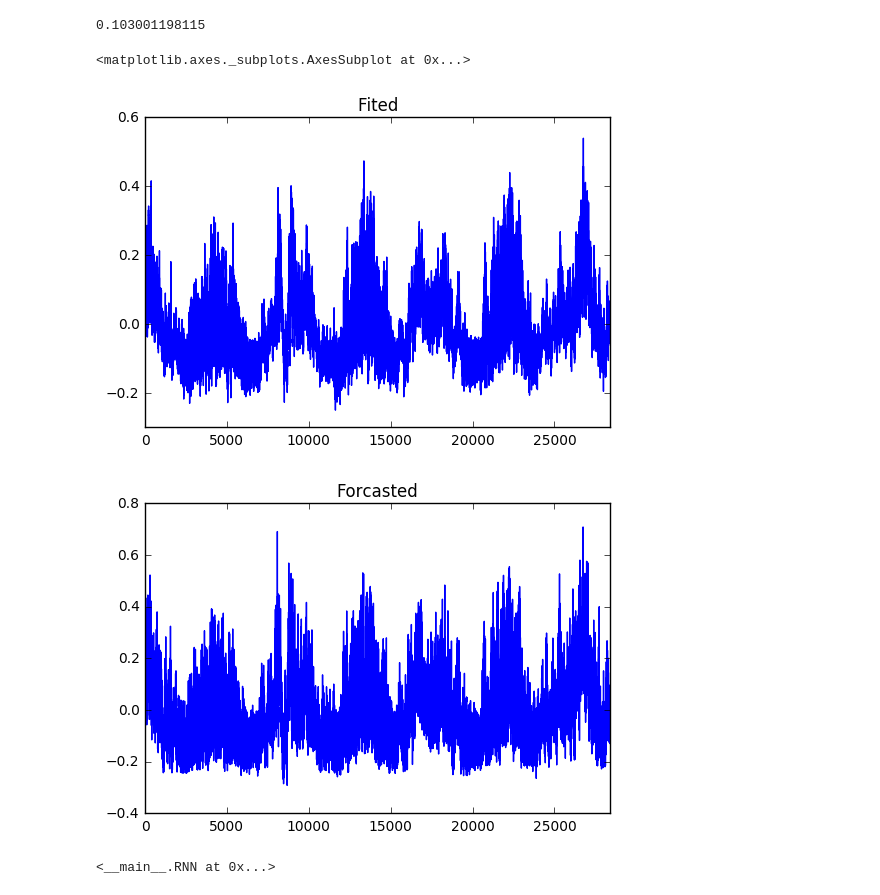
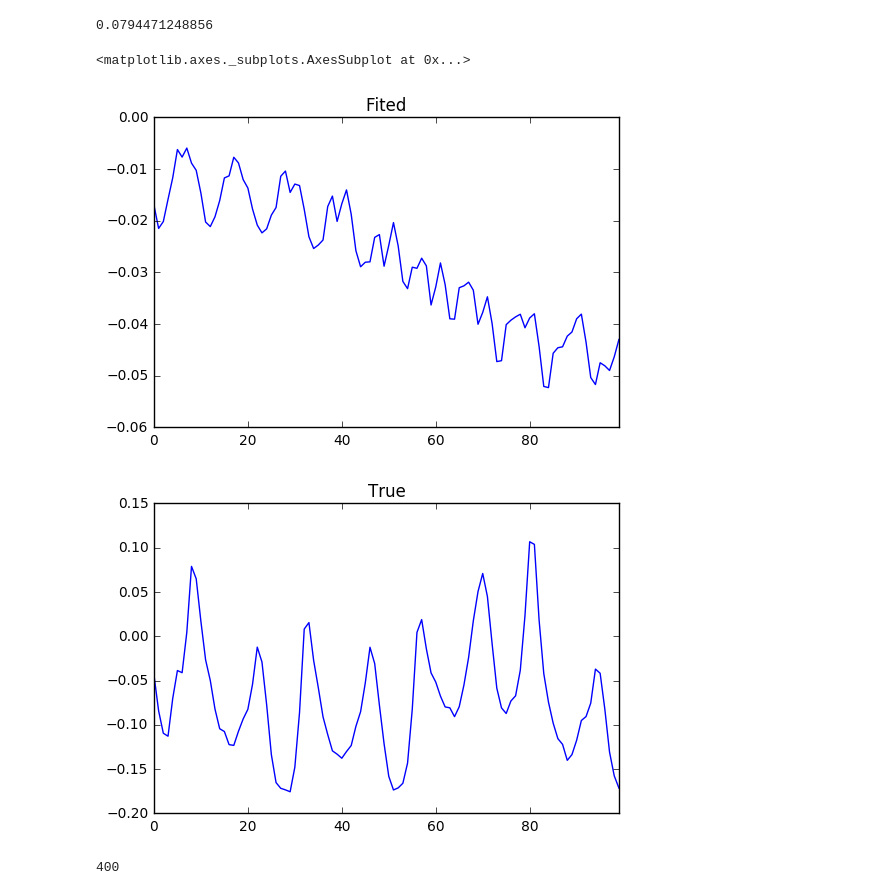
Before and after one commit to Nikasa1889/RNNForecast, a Jupyter notebook: RNNModel.ipynb, the cells around one changed output. Cells and saved outputs as stored; diff of their text form; code cells hidden in the pictures.

Commit message:
Fix error forgetting scale the test timeseries, still has error when batchSize != timeSteps

```diff
--- a/RNNModel.ipynb
+++ b/RNNModel.ipynb
@@ -191,7 +191,7 @@ class RNN(object):
 
     def predict(self, session, startState, tsTest):
         state = None
-        testSet = convertToBatches(ts, self.timeSteps, self.batchSize, self.nHorizons, cutHead=False)
+        testSet = convertToBatches(tsTest, self.timeSteps, self.batchSize, self.nHorizons, cutHead=False)
         tsPredicted = []
         tsTarget = []
         epoch_cost = 0
@@ -260,8 +260,8 @@ class RNN(object):
         with open(cls._parametersFile(modelDirectory)) as f:
             parameters = json.load(f)
         model = cls(parameters["maxGradient"],
-                    parameters["batchSize"], parameters["timeSteps"], parameters["inputSize"],
-                    parameters["nHiddenUnits"], parameters["nLayers"], parameters["nHorizons"])
+                    parameters["batchSize"], parameters["timeSteps"], parameters["nHorizons"],
+                    parameters["inputSize"],parameters["nHiddenUnits"], parameters["nLayers"], )
         tf.train.Saver().restore(session, cls._modelFile(modelDirectory))
         return model
 
@@ -304,15 +304,15 @@ class Directories(object):
 modelDirectory = "GEFCom2012/Model"
 summaryDirectory = "GEFCom2012/Model"
 maxGradient = 1
-timeSteps = 20
+timeSteps = 10
 nHorizons = 24
-batchSize = 20
+batchSize = 10
 nHiddenUnits = 200
 nLayers = 2
 init = 0.05
 inputSize = 1
 keepProbability = 0.5
-maxEpochs=10
+maxEpochs=500
 learningRate=1.0
 maxIterations = 1000000
 loggingInterval = 1
@@ -323,10 +323,13 @@ batches = convertToBatches(ts, timeSteps, batchSize, nHorizons)
 
 
 ts = trainingDfs[0][["zone.1"]].values
-tsTest = trainingDfs[0][["zone.1"]].values
-tsTest = ts[len(ts):]
+tsTest = completeDfs[0][["zone.1"]].values
+tsTest = tsTest[len(ts):]
 ##Normalize ts
-ts = (ts-ts.mean())/(ts.max()-ts.min())
+tsMean = ts.mean()
+tsRange = ts.max()-ts.min()
+ts = (ts-tsMean)/tsRange
+tsTest = (tsTest-tsMean)/tsRange
 if modelDirectory is None:
     logger.warn("Not saving a model.")
 logger.info("Start Experiment")
@@ -368,18 +382,14 @@ NotFoundError: Tensor name "RNN/MultiRNNCell/Cell10/LSTMCell/B" not found in che
 # %%
 import matplotlib.pyplot as plt
 %matplotlib inline
-print np.sqrt(np.mean(np.square(tsTarget[:, 23]-tsFit[:, 23])))
-x = pd.Series(tsFit[:, 23])
+print np.sqrt(np.mean(np.square(tsTarget[:, 23]-tsPredicted[:, 23])))
+x = pd.Series(tsPredicted[:, 23])
 y = pd.Series(tsTarget[:, 23])
 x.plot(title="Fited")
 plt.figure()
-y.plot(title="Forcasted")
+y.plot(title="True")
 # %% [output]
-0.103001198115
+0.0794471248856
 <matplotlib.axes._subplots.AxesSubplot at 0x...>
-[figure, old version]
+[figure, new version]
-[figure, old version]
+[figure, new version]
-# %%
-model
-# %% [output]
-<__main__.RNN at 0x...>
@@ -387,0 +398,4 @@ x.shape
+# %%
+batchSize*timeSteps
+# %% [output]
+400
```
Also changed, not shown: parts of 7 cells of this notebook.
